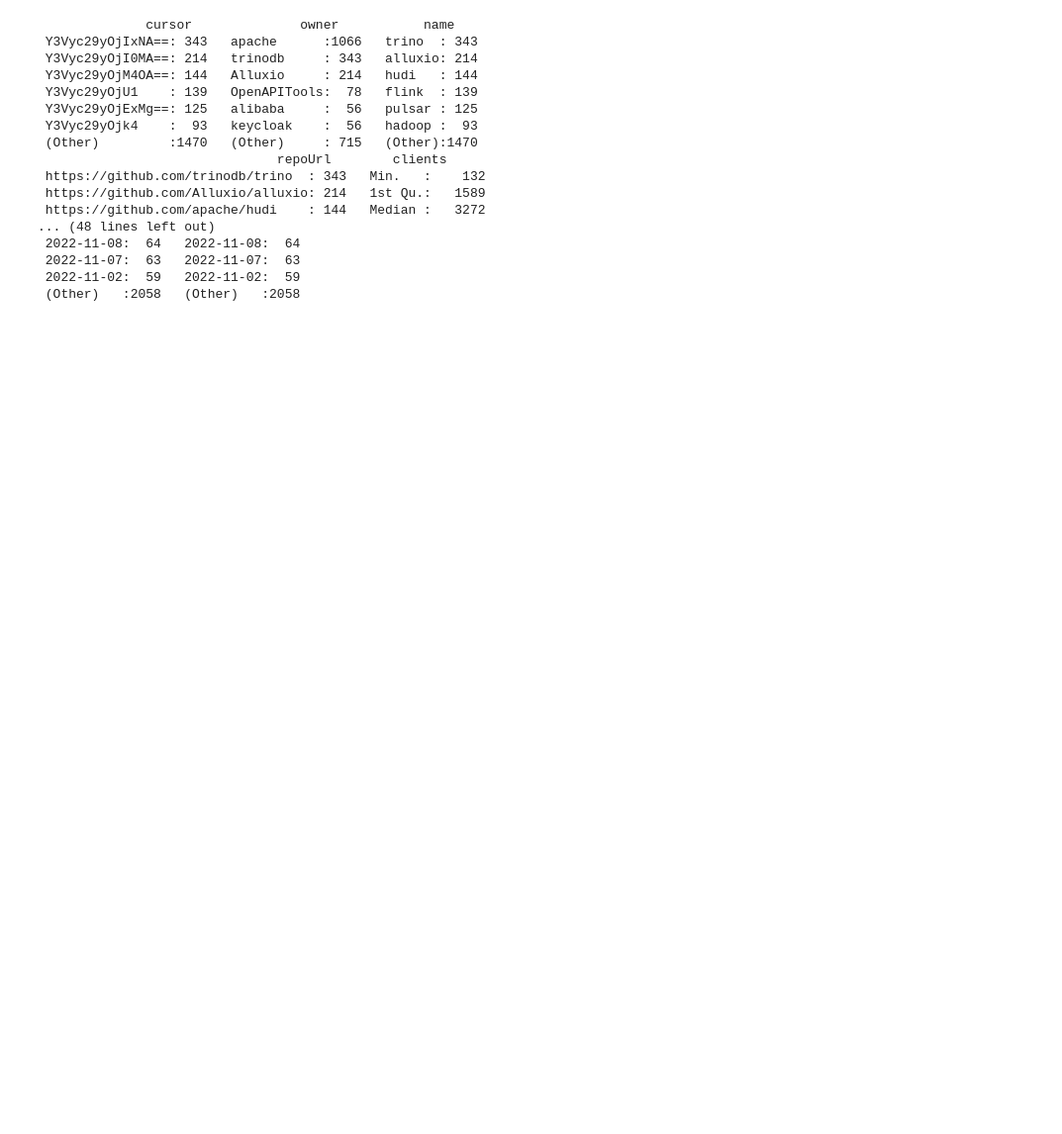
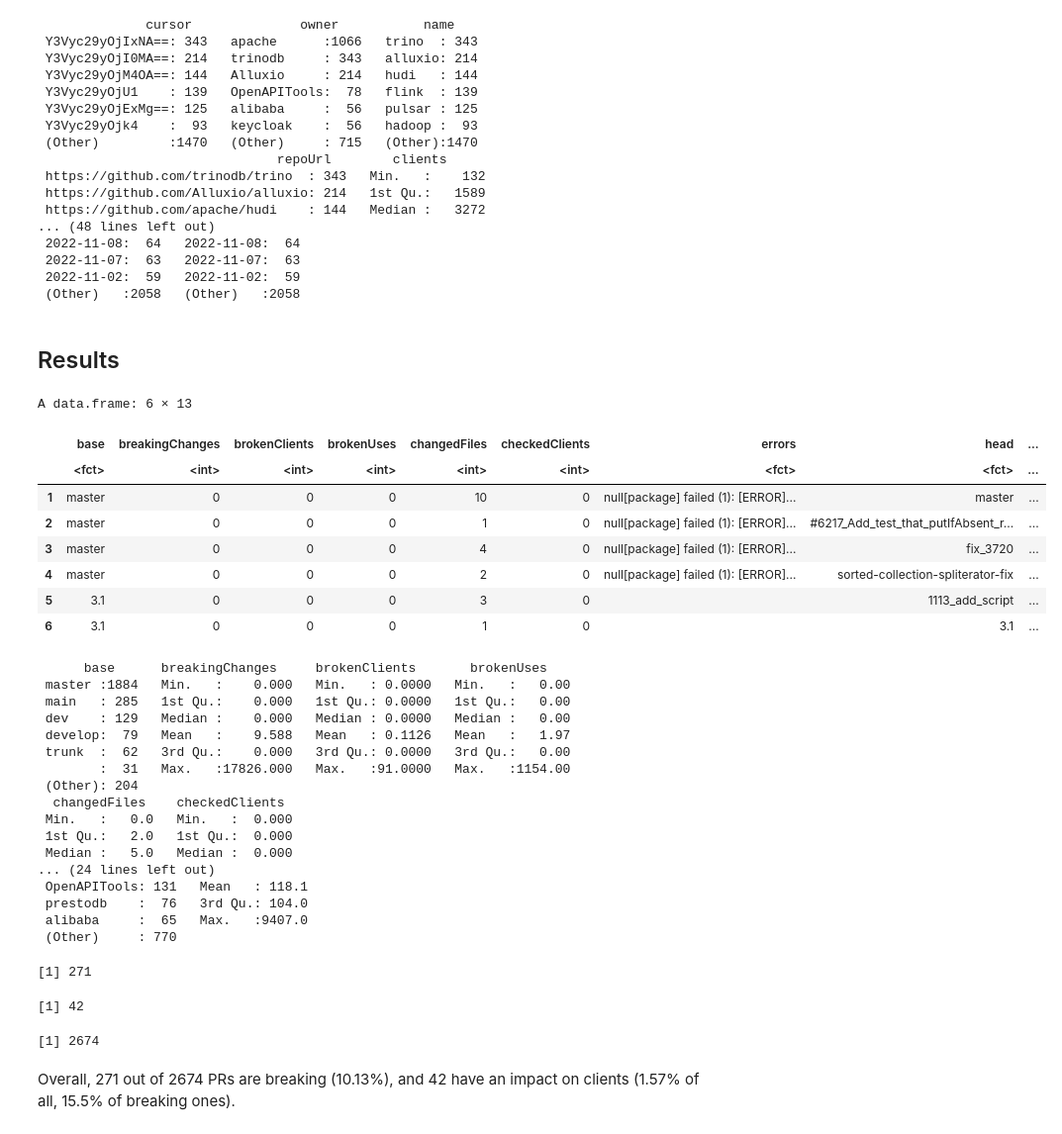
Before and after one commit to alien-tools/maracas, a Jupyter notebook: experiments/notebooks/TSE.ipynb, the cells around one changed output. Shown at 99% size. Cells and saved outputs as stored; diff of their text form; code cells hidden in the pictures; blank space fills up the shorter version.

Commit message:
experiments: final TSE results

```diff
--- a/experiments/notebooks/TSE.ipynb
+++ b/experiments/notebooks/TSE.ipynb
@@ -113,3 +113,48 @@ A data.frame: 6 × 22
  2022-11-07:  63   2022-11-07:  63
  2022-11-02:  59   2022-11-02:  59
  (Other)   :2058   (Other)   :2058
+# %% [markdown]
+## Results
+# %%
+results <- read.csv('../data/results.csv', stringsAsFactors=TRUE)
+head(results)
+summary(results)
+# %% [output]
+A data.frame: 6 × 13
+|  | base | breakingChanges | brokenClients | brokenUses | changedFiles | checkedClients | errors | head | ... |
+|  | <fct> | <int> | <int> | <int> | <int> | <int> | <fct> | <fct> | ... |
+| 1 | master | 0 | 0 | 0 | 10 | 0 | null[package] failed (1): [ERROR]... | master | ... |
+| 2 | master | 0 | 0 | 0 | 1 | 0 | null[package] failed (1): [ERROR]... | #6217_Add_test_that_putIfAbsent_r... | ... |
+| 3 | master | 0 | 0 | 0 | 4 | 0 | null[package] failed (1): [ERROR]... | fix_3720 | ... |
+| 4 | master | 0 | 0 | 0 | 2 | 0 | null[package] failed (1): [ERROR]... | sorted-collection-spliterator-fix | ... |
+| 5 | 3.1 | 0 | 0 | 0 | 3 | 0 |  | 1113_add_script | ... |
+| 6 | 3.1 | 0 | 0 | 0 | 1 | 0 |  | 3.1 | ... |
+      base      breakingChanges     brokenClients       brokenUses
+ master :1884   Min.   :    0.000   Min.   : 0.0000   Min.   :   0.00
+ main   : 285   1st Qu.:    0.000   1st Qu.: 0.0000   1st Qu.:   0.00
+ dev    : 129   Median :    0.000   Median : 0.0000   Median :   0.00
+ develop:  79   Mean   :    9.588   Mean   : 0.1126   Mean   :   1.97
+ trunk  :  62   3rd Qu.:    0.000   3rd Qu.: 0.0000   3rd Qu.:   0.00
+        :  31   Max.   :17826.000   Max.   :91.0000   Max.   :1154.00
+ (Other): 204
+  changedFiles    checkedClients
+ Min.   :   0.0   Min.   :  0.000
+ 1st Qu.:   2.0   1st Qu.:  0.000
+ Median :   5.0   Median :  0.000
+... (24 lines left out)
+ OpenAPITools: 131   Mean   : 118.1
+ prestodb    :  76   3rd Qu.: 104.0
+ alibaba     :  65   Max.   :9407.0
+ (Other)     : 770
+# %%
+breaking <- subset(results, breakingChanges > 0)
+nrow(breaking)
+impacting <- subset(breaking, brokenUses > 0)
+nrow(impacting)
+nrow(results)
+# %% [output]
+[1] 271
+[1] 42
+[1] 2674
+# %% [markdown]
+Overall, 271 out of 2674 PRs are breaking (10.13%), and 42 have an impact on clients (1.57% of all, 15.5% of breaking ones).
```
Also changed, not shown: parts of 3 cells of this notebook, 11 other files.
